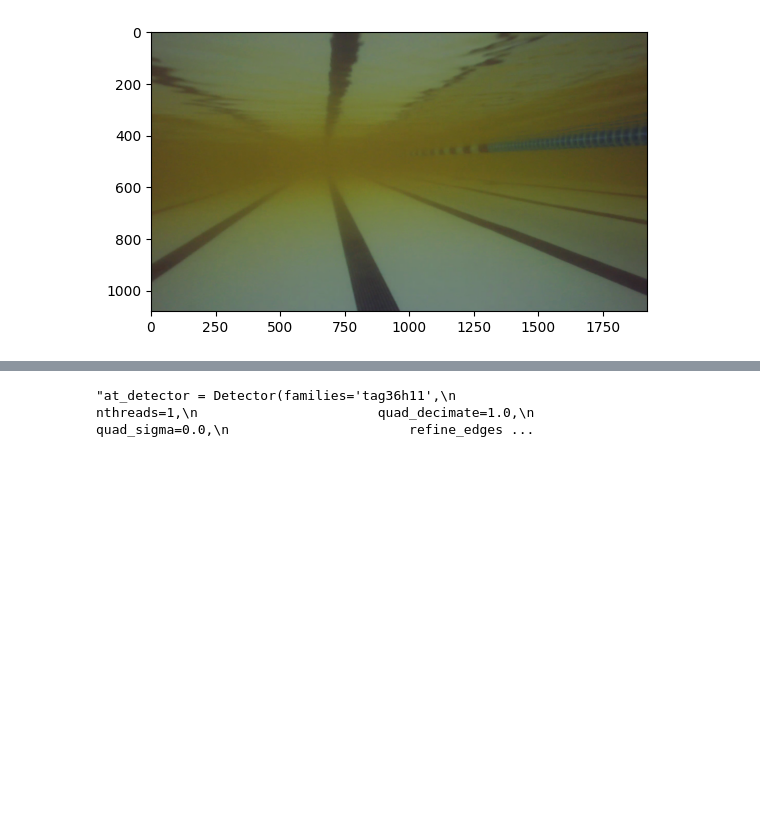
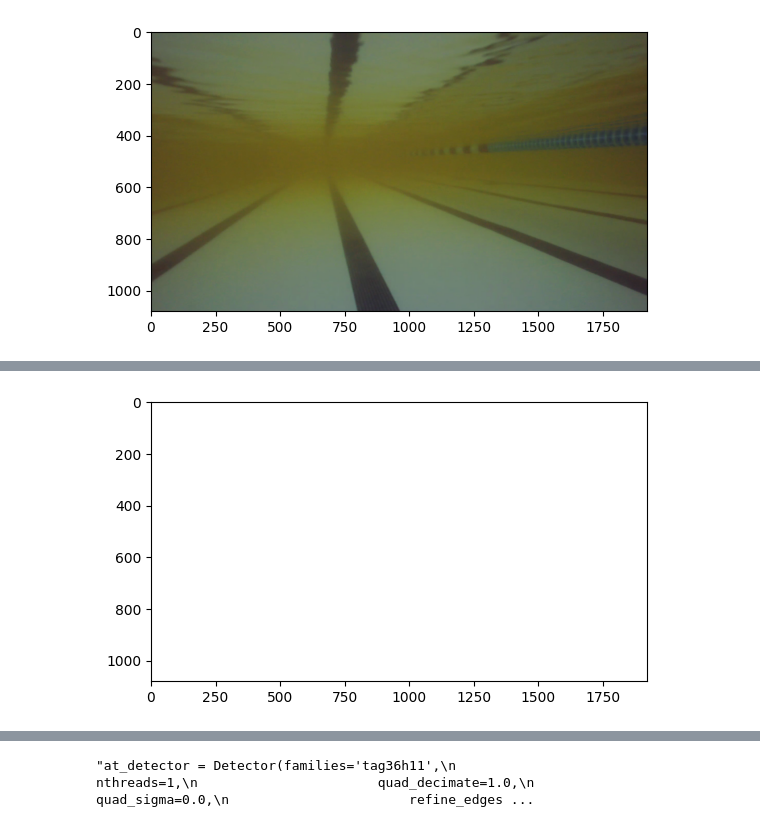
Before and after one commit to jules-hohmann/cv-intro, a Jupyter notebook: test.ipynb, the cells around one changed output, grey strips where cells are left out. Drawn from its saved outputs; the diff is of its cells as text; code cells hidden in the pictures; blank space fills up the shorter version.

```diff
--- a/test.ipynb
+++ b/test.ipynb
@@ -83,3 +154,14 @@ while ret:
+# %%
+animated = [] # for storing the generated images
+fig = plt.figure()
+for i in range(6):
+    animated.append([plt.imshow(newframe[i], cmap=cm.Greys_r,animated=True)])
+
+ani = animation.ArtistAnimation(fig, animated, interval=5000, blit=True,
+                                repeat_delay=1000)
+plt.show(ani)
+# %% [output]
+[figure, added]
 # %%
 #cv2.line(img, (0, 0), (100, 100), (255, 0, 0), 5)
 #cv2.rectangle(img, (0, 0), (100, 100), (0, 255, 0), 5)
```
Also changed, not shown: parts of 11 cells of this notebook.
